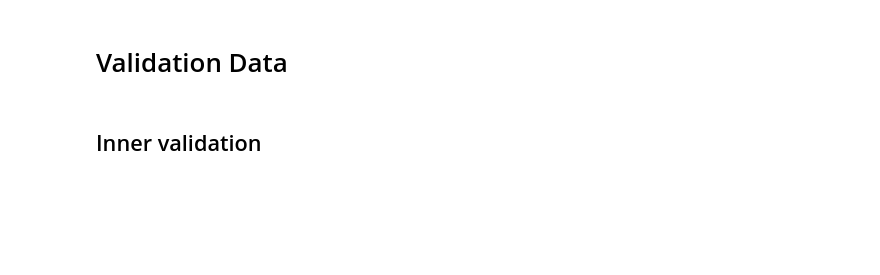
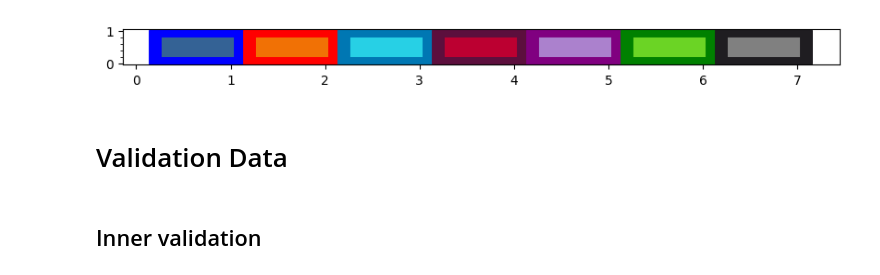
Before and after one commit to jolly-chen/msc-project, a Jupyter notebook: cpu-sequential/validation-l4.ipynb, the cells around one changed output. Cells and saved outputs as stored; diff of their text form; code cells hidden in the pictures; blank space fills up the shorter version.

```diff
--- a/cpu-sequential/validation-l4.ipynb
+++ b/cpu-sequential/validation-l4.ipynb
@@ -1,27 +1,29 @@
 # %%
 import numpy as np
 import json
 import matplotlib as mpl
 import matplotlib.pyplot as plt
 import matplotlib.ticker as ticker
 import matplotlib.cm as cm
 from matplotlib.ticker import FormatStrFormatter
 import matplotlib.patches as ptchs
 from matplotlib import gridspec
 import matplotlib.text as mtext
 
 import scipy.integrate
 import scipy.optimize
 from sklearn.linear_model import Ridge
 
 import pandas as pd
 from pandas.core.base import PandasObject
 
-system = "l4"
-vd_input_folder = f"{system}-cpu/"
-mb_input_folder = f"../microbenchmarks/{system}/"
-output_folder = f"../../images/{system}"
+cpu_system = "l4"
+cpu_vd_input_folder = f"{cpu_system}-cpu/"
+cpu_mb_input_folder = f"../microbenchmarks/{cpu_system}/"
+cpu_output_folder = f"../../images/{cpu_system}"
 %run ../notebook_setup.ipynb
+# %% [output]
+[figure, added]
 # %% [markdown]
 # Validation Data
 # %% [markdown]
```
Also changed, not shown: parts of 41 cells of this notebook.
